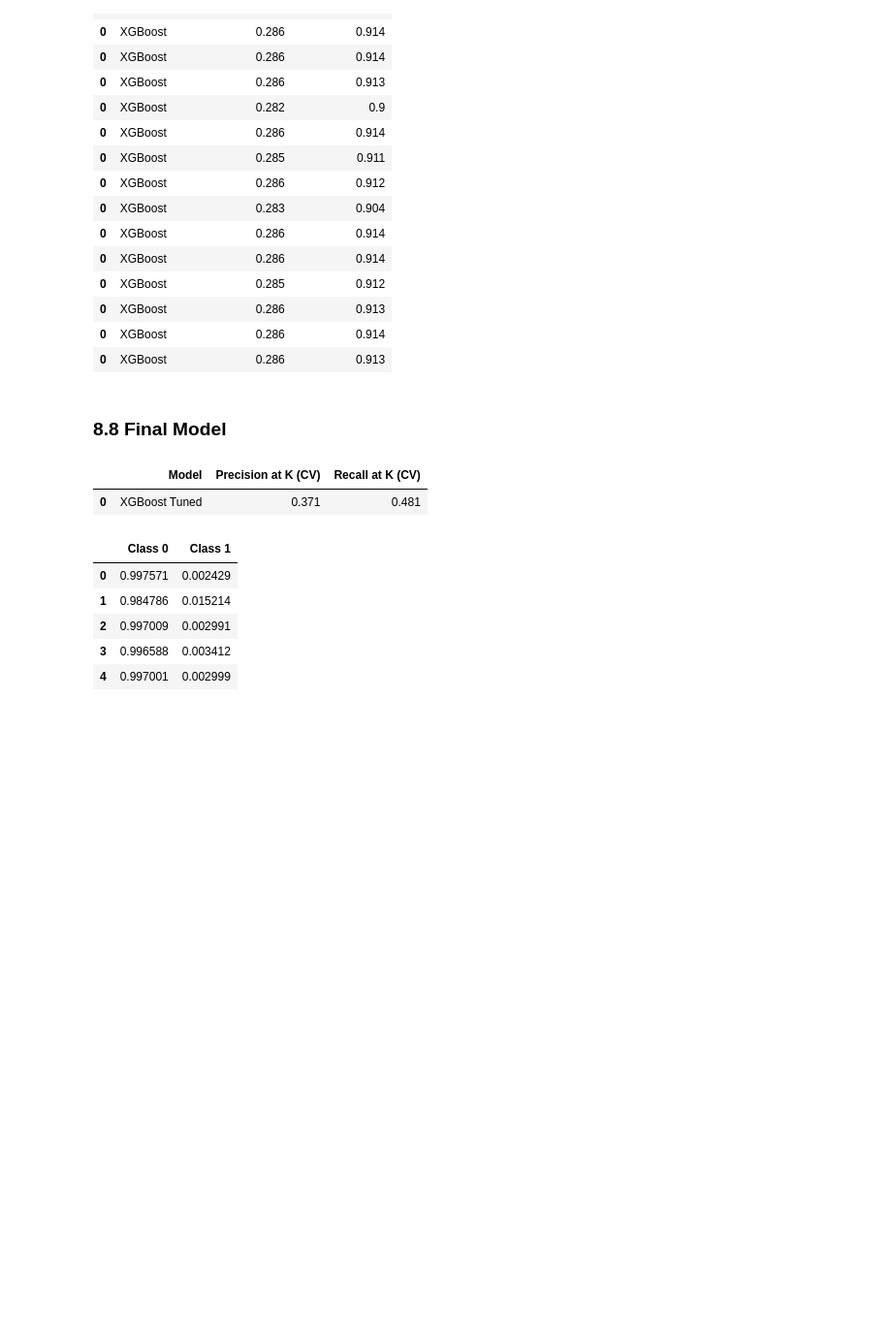
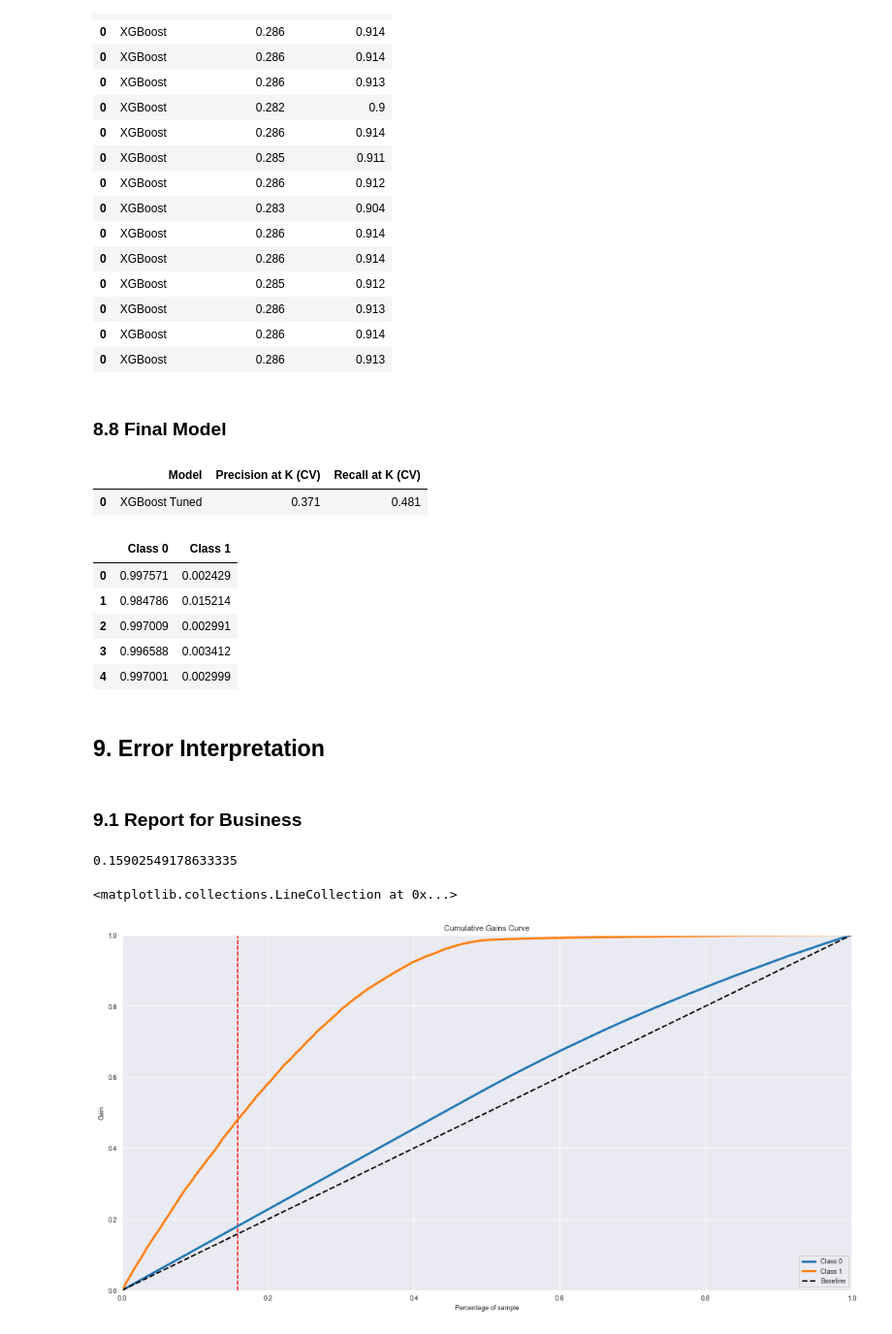
Before and after one commit to andre-ls/insurance-cross-sell, a Jupyter notebook: Code/main_notebook.ipynb, the cells around one changed output. Shown at 97% size. Saved outputs shown, nothing was run; the diff lists cells and outputs as text; code cells hidden in the pictures; blank space fills up the shorter version.

Commit message:
Error Interpretation added

```diff
--- a/Code/main_notebook.ipynb
+++ b/Code/main_notebook.ipynb
@@ -660,3 +660,17 @@ model_predictions.head()
 | 4 | 0.997001 | 0.002999 |
 # %%
 model_predictions.to_pickle('../Data/model_predictions.pkl')
+# %% [markdown]
+## 9. Error Interpretation
+# %% [markdown]
+### 9.1 Report for Business
+# %%
+20000/y_val.shape[0]
+# %% [output]
+0.15902549178633335
+# %%
+skplt.metrics.plot_cumulative_gain(y_val,model_predictions)
+plt.vlines(0.159,0,1,'r','--')
+# %% [output]
+<matplotlib.collections.LineCollection at 0x...>
+[figure, added]
```
Also changed, not shown: parts of 21 cells of this notebook.
